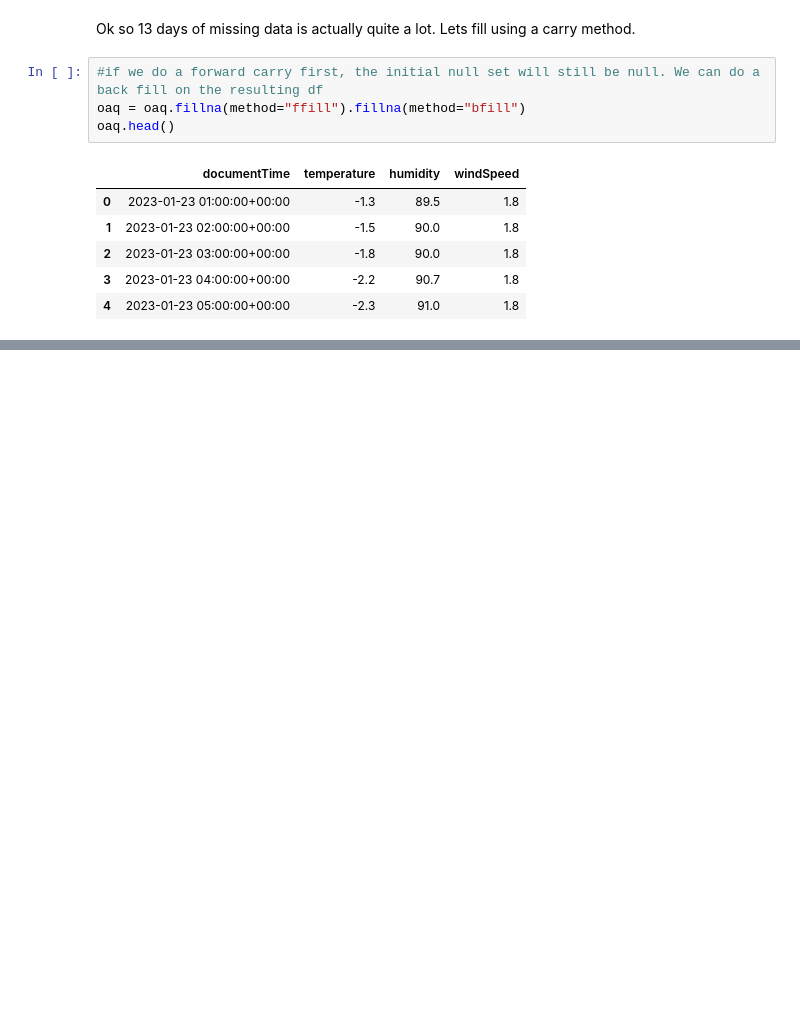
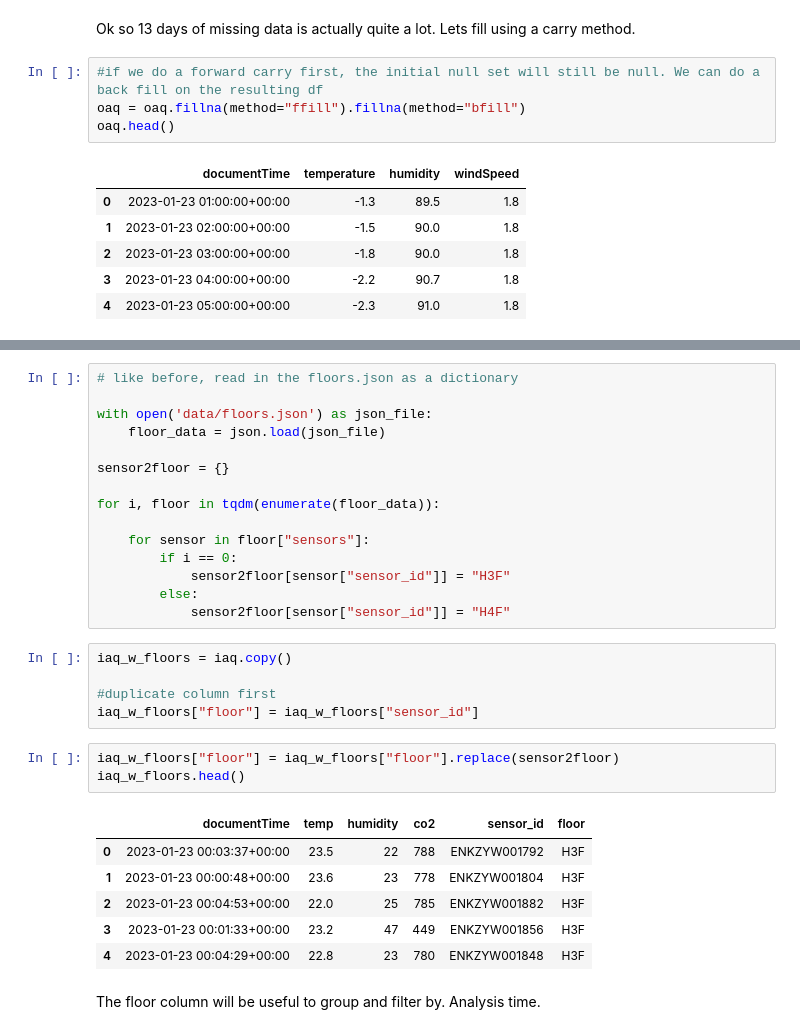
Before and after one commit to SidMurthy97/fp_task, a Jupyter notebook: analysis.ipynb, the cells around one changed output, grey strips where cells are left out. Cells and saved outputs as stored; diff of their text form; blank space fills up the shorter version.

```diff
--- a/analysis.ipynb
+++ b/analysis.ipynb
@@ -221,0 +237,32 @@ oaq.head()
+# %%
+# like before, read in the floors.json as a dictionary
+
+with open('data/floors.json') as json_file:
+    floor_data = json.load(json_file)
+
+sensor2floor = {}
+
+for i, floor in tqdm(enumerate(floor_data)):
+
+    for sensor in floor["sensors"]:
+        if i == 0:
+            sensor2floor[sensor["sensor_id"]] = "H3F"
+        else:
+            sensor2floor[sensor["sensor_id"]] = "H4F"
+# %%
+iaq_w_floors = iaq.copy()
+
+#duplicate column first
+iaq_w_floors["floor"] = iaq_w_floors["sensor_id"]
+# %%
+iaq_w_floors["floor"] = iaq_w_floors["floor"].replace(sensor2floor)
+iaq_w_floors.head()
+# %% [output]
+|  | documentTime | temp | humidity | co2 | sensor_id | floor |
+| 0 | 2023-01-23 00:03:37+00:00 | 23.5 | 22 | 788 | ENKZYW001792 | H3F |
+| 1 | 2023-01-23 00:00:48+00:00 | 23.6 | 23 | 778 | ENKZYW001804 | H3F |
+| 2 | 2023-01-23 00:04:53+00:00 | 22.0 | 25 | 785 | ENKZYW001882 | H3F |
+| 3 | 2023-01-23 00:01:33+00:00 | 23.2 | 47 | 449 | ENKZYW001856 | H3F |
+| 4 | 2023-01-23 00:04:29+00:00 | 22.8 | 23 | 780 | ENKZYW001848 | H3F |
+# %% [markdown]
+The floor column will be useful to group and filter by. Analysis time.
```
Also changed, not shown: parts of 5 cells of this notebook.
